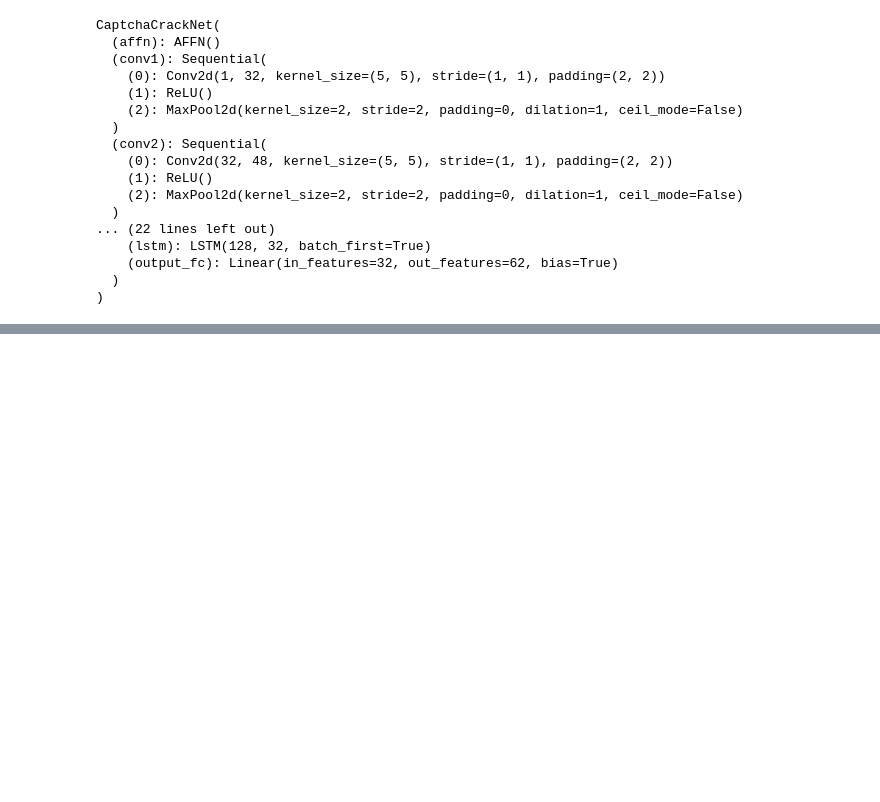
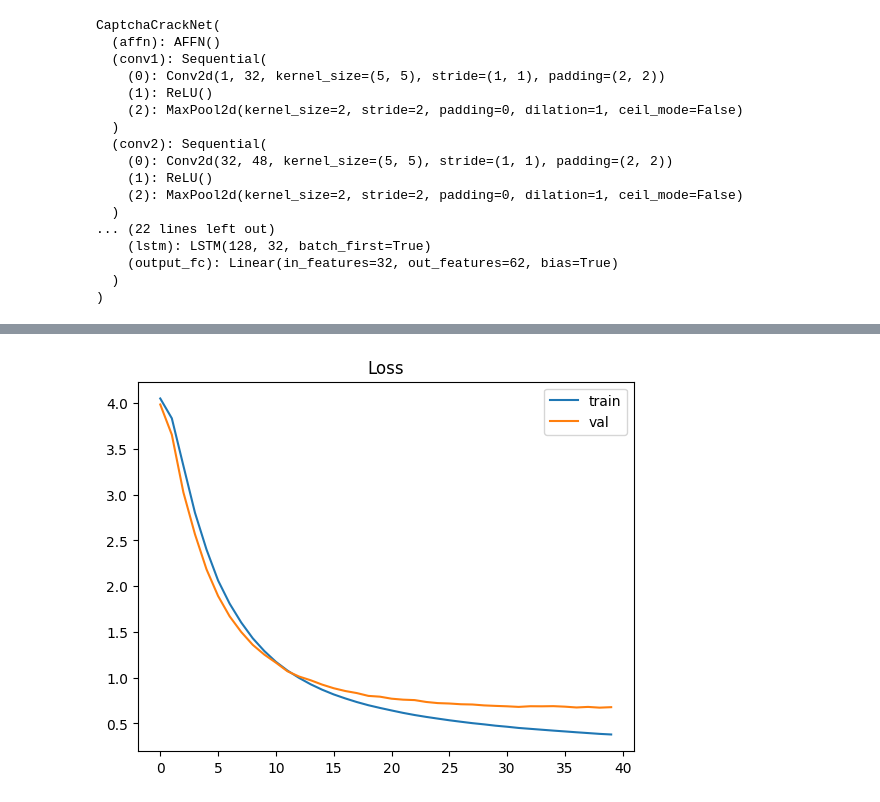
Before and after one commit to falconakhil/CaptchaCrackNet, a Jupyter notebook: model/baseline/dataset1.ipynb, the cells around one changed output, grey strips where cells are left out. Saved outputs shown, nothing was run; the diff lists cells and outputs as text; code cells hidden in the pictures; blank space fills up the shorter version.

```diff
--- a/model/baseline/dataset1.ipynb
+++ b/model/baseline/dataset1.ipynb
@@ -345,15 +293,19 @@ CaptchaCrackNet(
 # %%
 def loss_fn(preds,target):
     ce_loss=F.cross_entropy(preds,target)
-    # ctc_loss=F.ctc_loss(preds,target,torch.tensor(OUTPUT_LENGTH),torch.tensor(OUTPUT_LENGTH))
 
-    # total_loss=ce_loss#+ctc_loss
     return ce_loss
+
+def asr(preds,target):
+    preds_argmax=torch.argmax(preds,dim=-1)
+    asr=(preds_argmax==target).sum(dim=-1)/preds.shape[1]
+    return asr.mean()
 
 
 def train(model,train_loader,val_loader,optimizer,loss_fn,epochs):
     train_history=[]
     val_history=[]
+    asr_history=[]
     model.to(device)
     for epoch in range(1,epochs+1):
         print(f"Epoch {epoch}:")
@@ -375,6 +327,7 @@ def train(model,train_loader,val_loader,optimizer,loss_fn,epochs):
         print(f"Loss: {avg_loss}")
 
         eval_loss=0
+        asr_avg=0
         if VAL_EPOCH and epoch%VAL_EPOCH==0:
             model.eval()
             with torch.no_grad():
@@ -385,20 +338,27 @@ def train(model,train_loader,val_loader,optimizer,loss_fn,epochs):
                     loss=loss_fn(preds.view(-1, VOCAB_SIZE),y.view(-1))
 
                     eval_loss+=loss.item()
+
+                    asr_val=asr(preds,y)
+                    asr_avg+=asr_val.item()
+
                 eval_loss/=len(val_loader)
+                asr_avg/=len(val_loader)
+                asr_history.append(asr_avg)
                 val_history.append(eval_loss)
-                print(f"Val Loss: {eval_loss}",eval_loss)
+                print(f"Val Loss: {eval_loss}",end=' ')
+                print(f"Val ASR: {asr_avg}")
 
         if SAVE_EPOCH and epoch%SAVE_EPOCH==0:
             print("Saving model")
             path=str(epoch)+'.pth'
             torch.save(model.state_dict(), path)
     torch.save(model.state_dict(),'final.pth')
-    return train_history,val_history
+    return train_history,val_history,asr_history
 # %%
 model=CaptchaCrackNet().to(device)
 optimizer=torch.optim.Adam(model.parameters())
 # %%
-train_history,val_history=train(model,train_loader,val_loader,optimizer,nn.CrossEntropyLoss(),EPOCHS)
+train_history,val_history,asr_history=train(model,train_loader,val_loader,optimizer,nn.CrossEntropyLoss(),EPOCHS)
 # %% [output]
 Epoch 1:
@@ -421 +381,10 @@ Loss: 3.181332773537863
 ... (69 outputs left out)
+# %%
+import matplotlib.pyplot as plt
+plt.plot(train_history,label='train')
+plt.plot(val_history,label='val')
+plt.title("Loss")
+plt.legend()
+plt.show()
+# %% [output]
+[figure, added]
```
Also changed, not shown: parts of 18 cells of this notebook.
